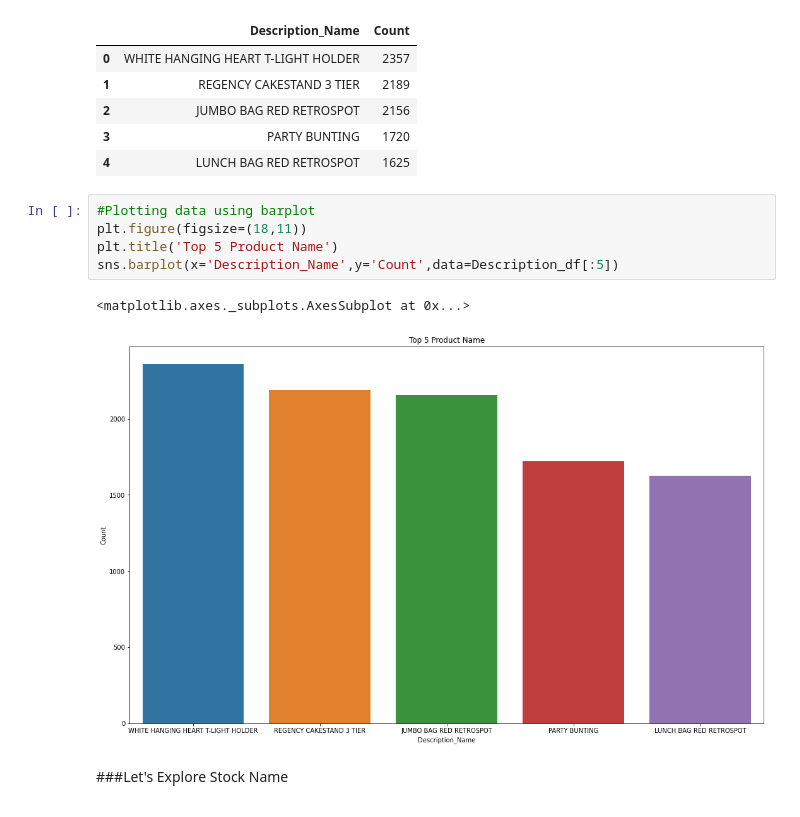
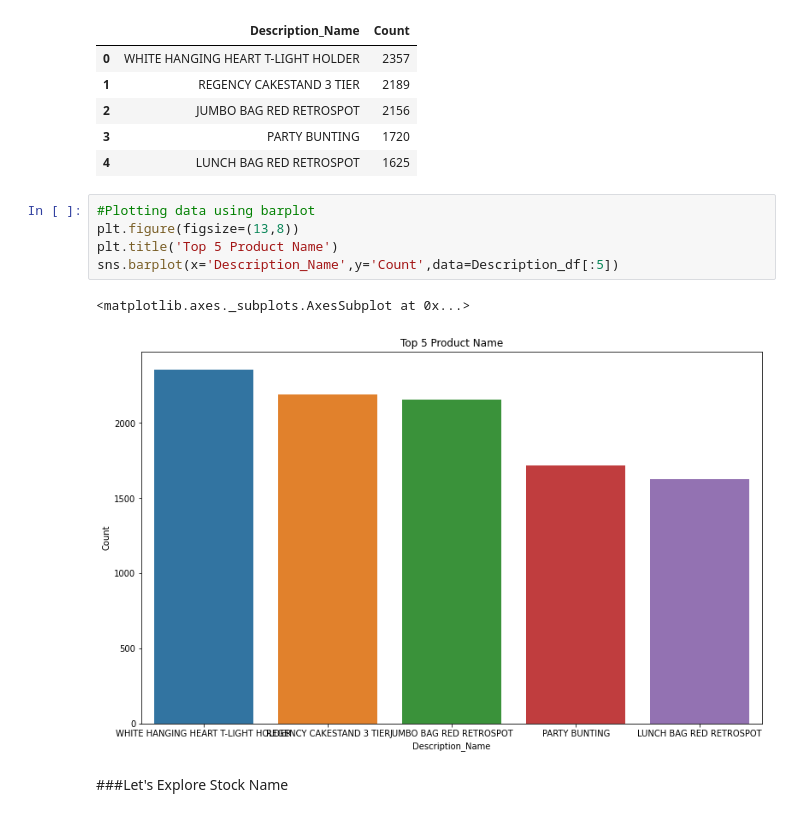
Before and after one commit to Aayushi-Sharma24/Online_Retail_Customer_Segmentation_Unsupervised, a Jupyter notebook: Online_Retail_Customer_Segmentation_Capstone_Project.ipynb, the cells around one changed output. Saved outputs shown, nothing was run; the diff lists cells and outputs as text.

```diff
--- a/Online_Retail_Customer_Segmentation_Capstone_Project.ipynb
+++ b/Online_Retail_Customer_Segmentation_Capstone_Project.ipynb
@@ -206,12 +206,12 @@ Description_df.head()
 | 4 | LUNCH BAG RED RETROSPOT | 1625 |
 # %%
 #Plotting data using barplot
-plt.figure(figsize=(18,11))
+plt.figure(figsize=(13,8))
 plt.title('Top 5 Product Name')
 sns.barplot(x='Description_Name',y='Count',data=Description_df[:5])
 # %% [output]
 <matplotlib.axes._subplots.AxesSubplot at 0x...>
-[figure, old version]
+[figure, new version]
 # %% [markdown]
 ###Let's Explore Stock Name
 # %%
```
Also changed, not shown: parts of 34 cells of this notebook.
